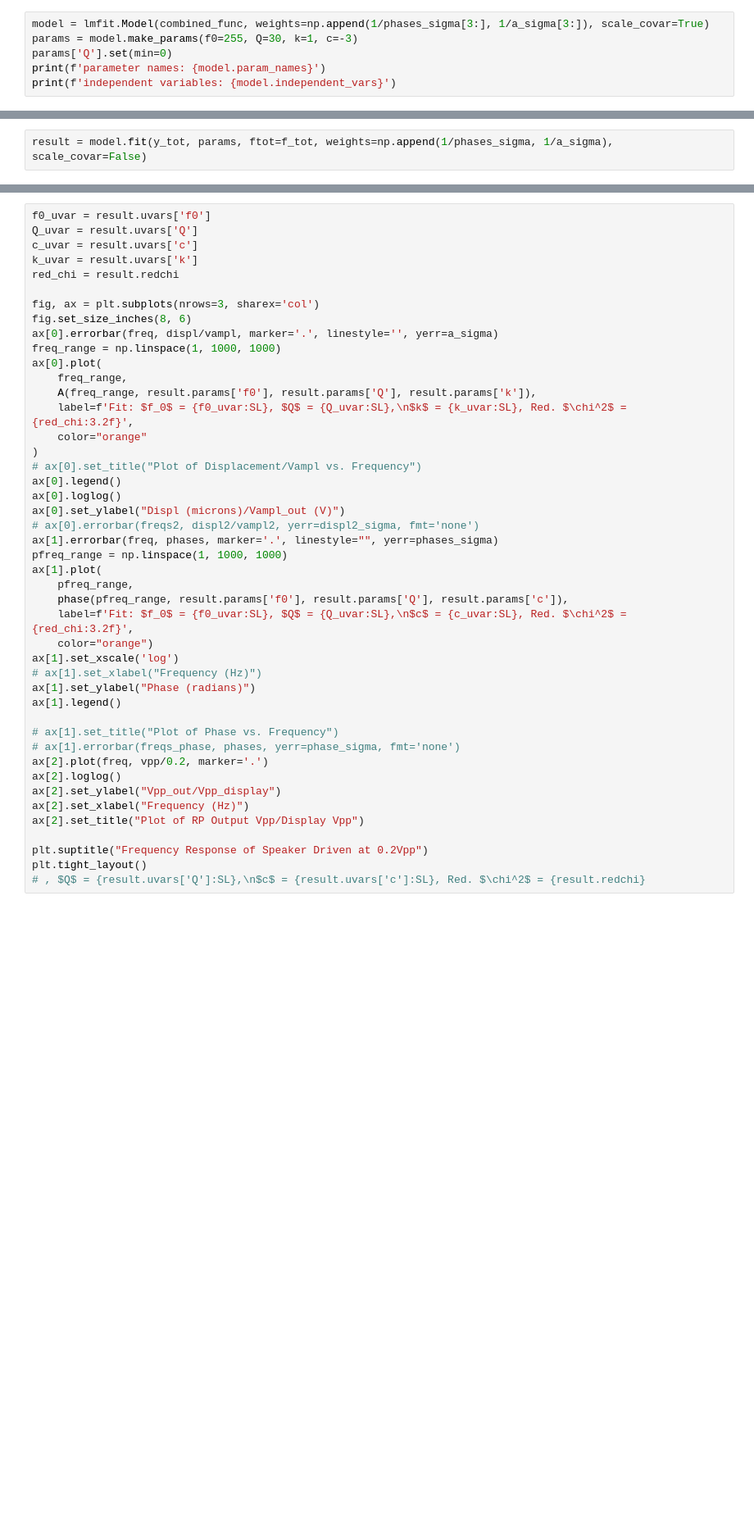
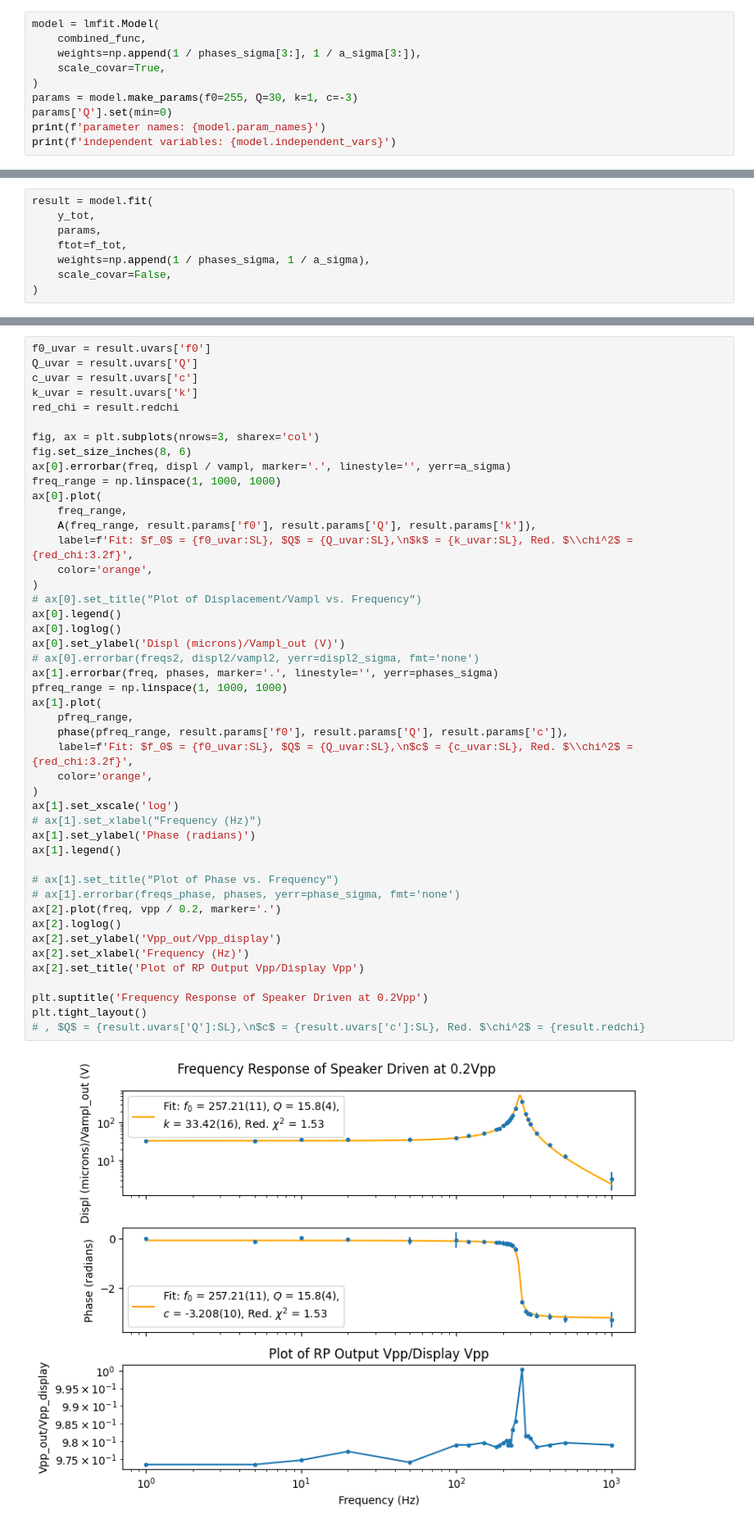
Before and after one commit to npeard/self-interferometry, a Jupyter notebook: notebooks/calibration_rp.ipynb, the cells around one changed output, grey strips where cells are left out. Shown: that part at 82% size. Drawn from its saved outputs; the diff is of its cells as text; blank space fills up the shorter version.

```diff
--- a/notebooks/calibration_rp.ipynb
+++ b/notebooks/calibration_rp.ipynb
@@ -72,7 +78,11 @@ def combined_func(ftot, f0, Q, k, c):
 
     return np.append(phase_val, A_val)
 # %%
-model = lmfit.Model(combined_func, weights=np.append(1/phases_sigma[3:], 1/a_sigma[3:]), scale_covar=True)
+model = lmfit.Model(
+    combined_func,
+    weights=np.append(1 / phases_sigma[3:], 1 / a_sigma[3:]),
+    scale_covar=True,
+)
 params = model.make_params(f0=255, Q=30, k=1, c=-3)
 params['Q'].set(min=0)
 print(f'parameter names: {model.param_names}')
@@ -80,4 +93,10 @@ print(f'independent variables: {model.independent_vars}')
 # %%
-result = model.fit(y_tot, params, ftot=f_tot, weights=np.append(1/phases_sigma, 1/a_sigma), scale_covar=False)
+result = model.fit(
+    y_tot,
+    params,
+    ftot=f_tot,
+    weights=np.append(1 / phases_sigma, 1 / a_sigma),
+    scale_covar=False,
+)
 # %%
 result.plot(yerr=np.append(phases_sigma, a_sigma))
@@ -88,45 +134,48 @@ f0_uvar = result.uvars['f0']
 Q_uvar = result.uvars['Q']
 c_uvar = result.uvars['c']
 k_uvar = result.uvars['k']
 red_chi = result.redchi
 
 fig, ax = plt.subplots(nrows=3, sharex='col')
 fig.set_size_inches(8, 6)
-ax[0].errorbar(freq, displ/vampl, marker='.', linestyle='', yerr=a_sigma)
+ax[0].errorbar(freq, displ / vampl, marker='.', linestyle='', yerr=a_sigma)
 freq_range = np.linspace(1, 1000, 1000)
 ax[0].plot(
     freq_range,
     A(freq_range, result.params['f0'], result.params['Q'], result.params['k']),
-    label=f'Fit: $f_0$ = {f0_uvar:SL}, $Q$ = {Q_uvar:SL},\n$k$ = {k_uvar:SL}, Red. $\chi^2$ = {red_chi:3.2f}',
-    color="orange"
+    label=f'Fit: $f_0$ = {f0_uvar:SL}, $Q$ = {Q_uvar:SL},\n$k$ = {k_uvar:SL}, Red. $\\chi^2$ = {red_chi:3.2f}',
+    color='orange',
 )
 # ax[0].set_title("Plot of Displacement/Vampl vs. Frequency")
 ax[0].legend()
 ax[0].loglog()
-ax[0].set_ylabel("Displ (microns)/Vampl_out (V)")
+ax[0].set_ylabel('Displ (microns)/Vampl_out (V)')
 # ax[0].errorbar(freqs2, displ2/vampl2, yerr=displ2_sigma, fmt='none')
-ax[1].errorbar(freq, phases, marker='.', linestyle="", yerr=phases_sigma)
+ax[1].errorbar(freq, phases, marker='.', linestyle='', yerr=phases_sigma)
 pfreq_range = np.linspace(1, 1000, 1000)
 ax[1].plot(
     pfreq_range,
     phase(pfreq_range, result.params['f0'], result.params['Q'], result.params['c']),
-    label=f'Fit: $f_0$ = {f0_uvar:SL}, $Q$ = {Q_uvar:SL},\n$c$ = {c_uvar:SL}, Red. $\chi^2$ = {red_chi:3.2f}',
-    color="orange")
+    label=f'Fit: $f_0$ = {f0_uvar:SL}, $Q$ = {Q_uvar:SL},\n$c$ = {c_uvar:SL}, Red. $\\chi^2$ = {red_chi:3.2f}',
+    color='orange',
+)
 ax[1].set_xscale('log')
 # ax[1].set_xlabel("Frequency (Hz)")
-ax[1].set_ylabel("Phase (radians)")
+ax[1].set_ylabel('Phase (radians)')
 ax[1].legend()
 
 # ax[1].set_title("Plot of Phase vs. Frequency")
 # ax[1].errorbar(freqs_phase, phases, yerr=phase_sigma, fmt='none')
-ax[2].plot(freq, vpp/0.2, marker='.')
+ax[2].plot(freq, vpp / 0.2, marker='.')
 ax[2].loglog()
-ax[2].set_ylabel("Vpp_out/Vpp_display")
-ax[2].set_xlabel("Frequency (Hz)")
-ax[2].set_title("Plot of RP Output Vpp/Display Vpp")
+ax[2].set_ylabel('Vpp_out/Vpp_display')
+ax[2].set_xlabel('Frequency (Hz)')
+ax[2].set_title('Plot of RP Output Vpp/Display Vpp')
 
-plt.suptitle("Frequency Response of Speaker Driven at 0.2Vpp")
+plt.suptitle('Frequency Response of Speaker Driven at 0.2Vpp')
 plt.tight_layout()
 # , $Q$ = {result.uvars['Q']:SL},\n$c$ = {result.uvars['c']:SL}, Red. $\chi^2$ = {result.redchi}
+# %% [output]
+[figure, added]
 # %%
 result.params['c']
```
Also changed, not shown: parts of 10 cells of this notebook, 16 other files.
